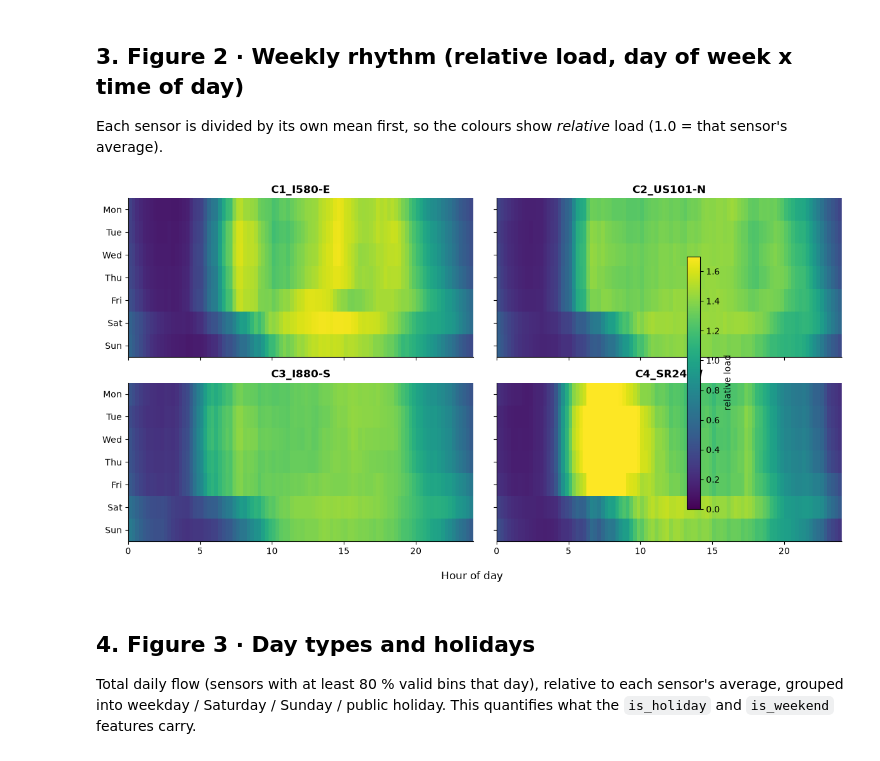
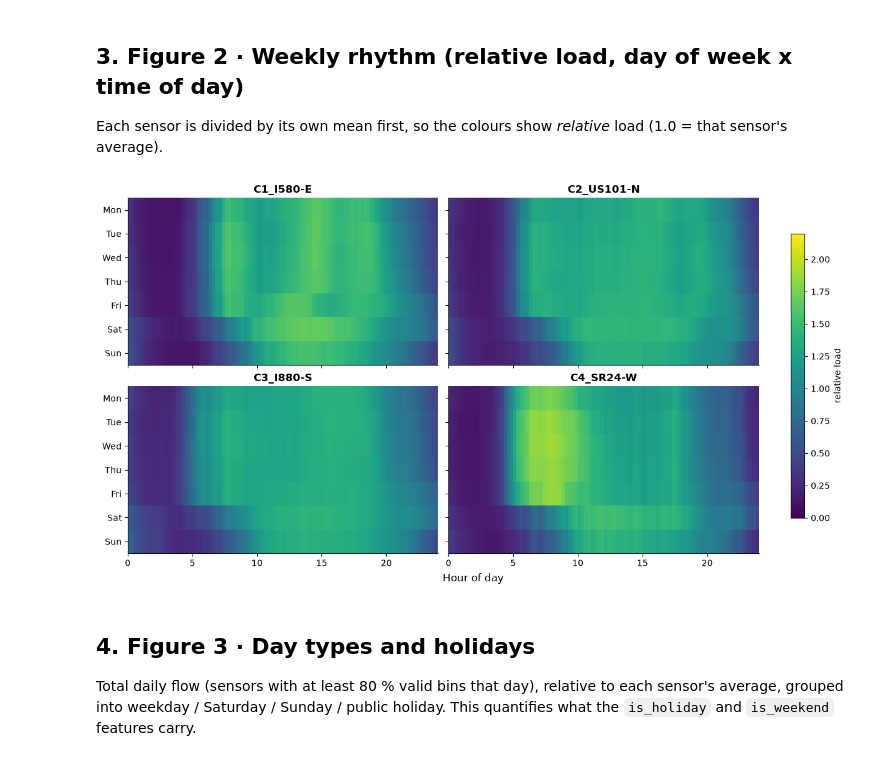
Before and after one commit to praneethem/Traffic-Prediction, a Jupyter notebook: notebooks/01_eda.ipynb, the cells around one changed output. Saved outputs shown, nothing was run; the diff lists cells and outputs as text; code cells hidden in the pictures.

```diff
--- a/notebooks/01_eda.ipynb
+++ b/notebooks/01_eda.ipynb
@@ -3,7 +3,7 @@
 **Rule:** this notebook only looks at **2017-2018** (train + validation). The 2019 test year is never opened here.
 Every figure is saved to `results/figures/` for the report. Run the cells top to bottom (about 5-10 min in total).
 # %%
-import sys, os, warnings
+import sys, os, json, warnings
 from pathlib import Path
 import numpy as np, pandas as pd
 import matplotlib
@@ -23,7 +23,8 @@ plt.rcParams.update({"figure.dpi": 100, "axes.grid": True, "grid.alpha": 0.3, "a
 facts = {}                                   # headline numbers, saved at the end for the report
 
 def savefig(fig, name):
-    fig.tight_layout()
+    if not fig.get_constrained_layout():
+        fig.tight_layout()
     fig.savefig(ev.FIGS / f"{name}.png", dpi=150)
     plt.show()
 # %% [markdown]
@@ -101,18 +102,18 @@ Each sensor is divided by its own mean first, so the colours show *relative* loa
 # %%
 rel = F / F.mean()
 rel_c = rel.T.groupby(cmap.to_numpy()).mean().T
 slot = rel_c.index.hour * 4 + rel_c.index.minute // 15
-fig, axes = plt.subplots(2, 2, figsize=(12, 6.5), sharex=True, sharey=True)
+fig, axes = plt.subplots(2, 2, figsize=(12, 6.5), sharex=True, sharey=True, constrained_layout=True)
 for ax, c in zip(axes.ravel(), sorted(CCOL)):
     m = rel_c[c].groupby([rel_c.index.dayofweek, slot]).mean().unstack()
-    im = ax.imshow(m.to_numpy(), aspect="auto", cmap="viridis", vmin=0, vmax=1.7,
+    im = ax.imshow(m.to_numpy(), aspect="auto", cmap="viridis", vmin=0, vmax=2.2,
                    extent=[0, 24, 6.5, -0.5])
     ax.set_title(c); ax.grid(False)
     ax.set_yticks(range(7)); ax.set_yticklabels(["Mon", "Tue", "Wed", "Thu", "Fri", "Sat", "Sun"])
 fig.supxlabel("Hour of day"); fig.colorbar(im, ax=axes, shrink=0.8, label="relative load")
 savefig(fig, "eda02_weekly_heatmap")
 # %% [output]
-[figure, old version]
+[figure, new version]
 # %% [markdown]
 ## 4. Figure 3 · Day types and holidays
 Total daily flow (sensors with at least 80 % valid bins that day), relative to each sensor's average, grouped into
```
Also changed, not shown: parts of 11 cells of this notebook, 23 other files.
